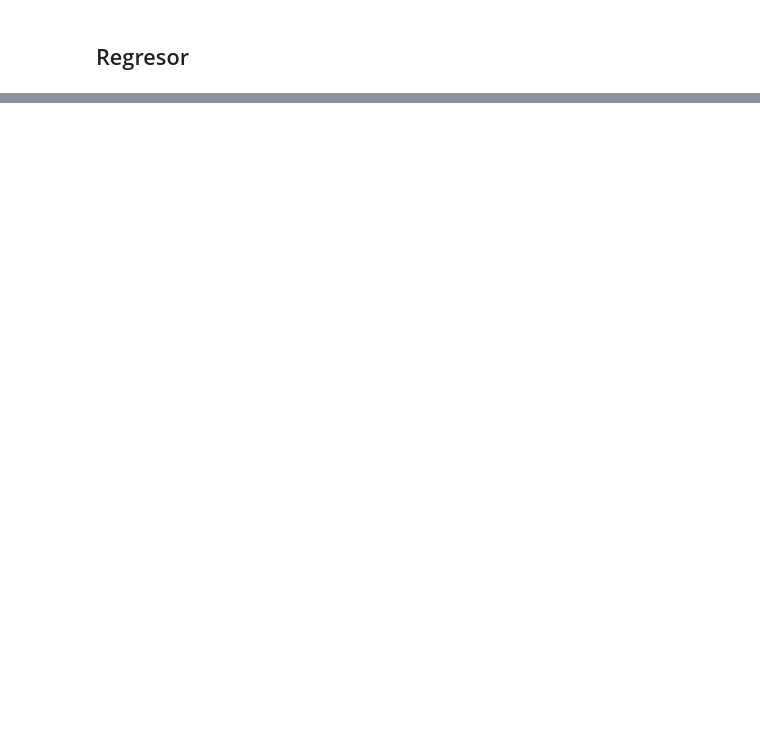
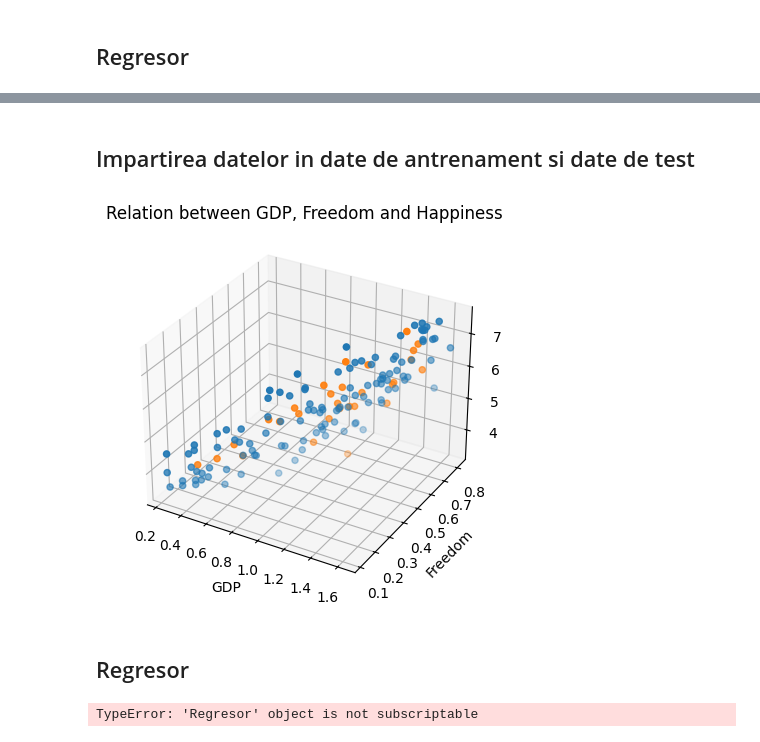
Before and after one commit to karinakentsch19/Laboratoare-AI, a Jupyter notebook: Lab5 - Rezolvarea unor probleme de regresie prin metode de învățare automată/V1-myLinearModel.ipynb, the cells around one changed output, grey strips where cells are left out. Cells and saved outputs as stored; diff of their text form; code cells hidden in the pictures; blank space fills up the shorter version.

```diff
--- a/Lab5 - Rezolvarea unor probleme de regresie prin metode de învățare automată/V1-myLinearModel.ipynb
+++ b/Lab5 - Rezolvarea unor probleme de regresie prin metode de învățare automată/V1-myLinearModel.ipynb
@@ -218,0 +370,19 @@ COMPUTED ERROR =  29.12034870660724
+# %% [markdown]
+<h2>Impartirea datelor in date de antrenament si date de test</h2>
+# %%
+plotTrainingAndValidationSets2(worldHappiness2)
+# %% [output]
+[figure, added]
+# %% [markdown]
+<h2>Regresor</h2>
+# %%
+regressor2 = getRegressor2(worldHappiness2)
+w0, w1, w2 = regressor2.coeficienti[0][-1], regressor2.coeficienti[1][-1], regressor2[2][-1]
+print("LEARNED MODEL: f(x) = ", w0, " + ", w1, " * x1", " + ", w2, " * x2")
+
+manualError, computedError = getErrors2(worldHappiness2)
+print("MANUAL ERROR = ", manualError)
+print("COMPUTED ERROR = ", computedError)
+plotRegressor(worldHappiness2)
+# %% [output]
+TypeError: 'Regresor' object is not subscriptable
```
Also changed, not shown: parts of 10 cells of this notebook.
